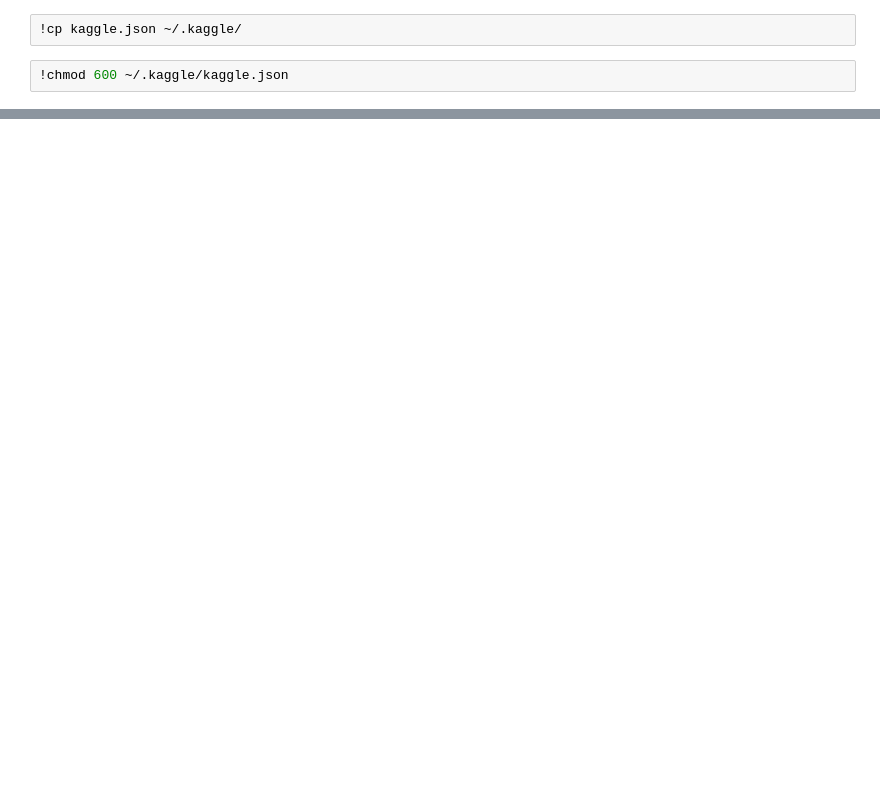
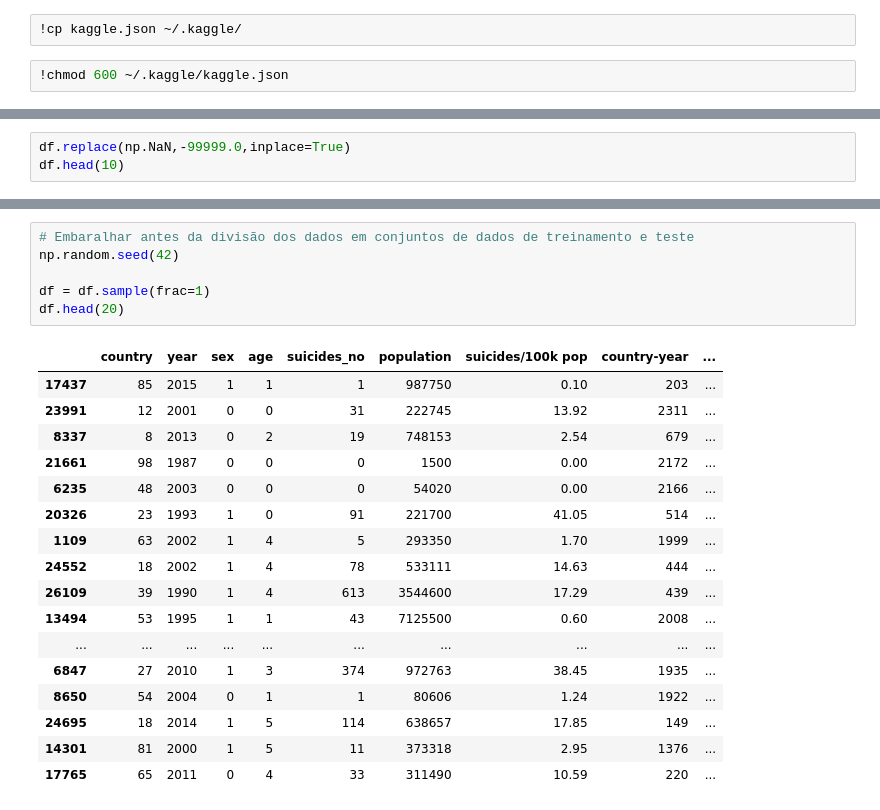
Before and after one commit to amanda-coj/MD_Suicide_Rate, a Jupyter notebook: MD_Suicide_Rate.ipynb, the cells around one changed output, grey strips where cells are left out. Cells and saved outputs as stored; diff of their text form; blank space fills up the shorter version.

```diff
--- a/MD_Suicide_Rate.ipynb
+++ b/MD_Suicide_Rate.ipynb
@@ -141,0 +196,3 @@ df["age_group"]=df["age_group"].apply(lambda x: str(x).replace('75+ years','seni
+# %%
+df.replace(np.NaN,-99999.0,inplace=True)
+df.head(10)
@@ -141,0 +271,24 @@ df["age_group"]=df["age_group"].apply(lambda x: str(x).replace('75+ years','seni
+# %%
+# Embaralhar antes da divisão dos dados em conjuntos de dados de treinamento e teste
+np.random.seed(42)
+
+df = df.sample(frac=1)
+df.head(20)
+# %% [output]
+|  | country | year | sex | age | suicides_no | population | suicides/100k pop | country-year | ... |
+| 17437 | 85 | 2015 | 1 | 1 | 1 | 987750 | 0.10 | 203 | ... |
+| 23991 | 12 | 2001 | 0 | 0 | 31 | 222745 | 13.92 | 2311 | ... |
+| 8337 | 8 | 2013 | 0 | 2 | 19 | 748153 | 2.54 | 679 | ... |
+| 21661 | 98 | 1987 | 0 | 0 | 0 | 1500 | 0.00 | 2172 | ... |
+| 6235 | 48 | 2003 | 0 | 0 | 0 | 54020 | 0.00 | 2166 | ... |
+| 20326 | 23 | 1993 | 1 | 0 | 91 | 221700 | 41.05 | 514 | ... |
+| 1109 | 63 | 2002 | 1 | 4 | 5 | 293350 | 1.70 | 1999 | ... |
+| 24552 | 18 | 2002 | 1 | 4 | 78 | 533111 | 14.63 | 444 | ... |
+| 26109 | 39 | 1990 | 1 | 4 | 613 | 3544600 | 17.29 | 439 | ... |
+| 13494 | 53 | 1995 | 1 | 1 | 43 | 7125500 | 0.60 | 2008 | ... |
+| ... | ... | ... | ... | ... | ... | ... | ... | ... | ... |
+| 6847 | 27 | 2010 | 1 | 3 | 374 | 972763 | 38.45 | 1935 | ... |
+| 8650 | 54 | 2004 | 0 | 1 | 1 | 80606 | 1.24 | 1922 | ... |
+| 24695 | 18 | 2014 | 1 | 5 | 114 | 638657 | 17.85 | 149 | ... |
+| 14301 | 81 | 2000 | 1 | 5 | 11 | 373318 | 2.95 | 1376 | ... |
+| 17765 | 65 | 2011 | 0 | 4 | 33 | 311490 | 10.59 | 220 | ... |
```
Also changed, not shown: parts of 41 cells of this notebook.
